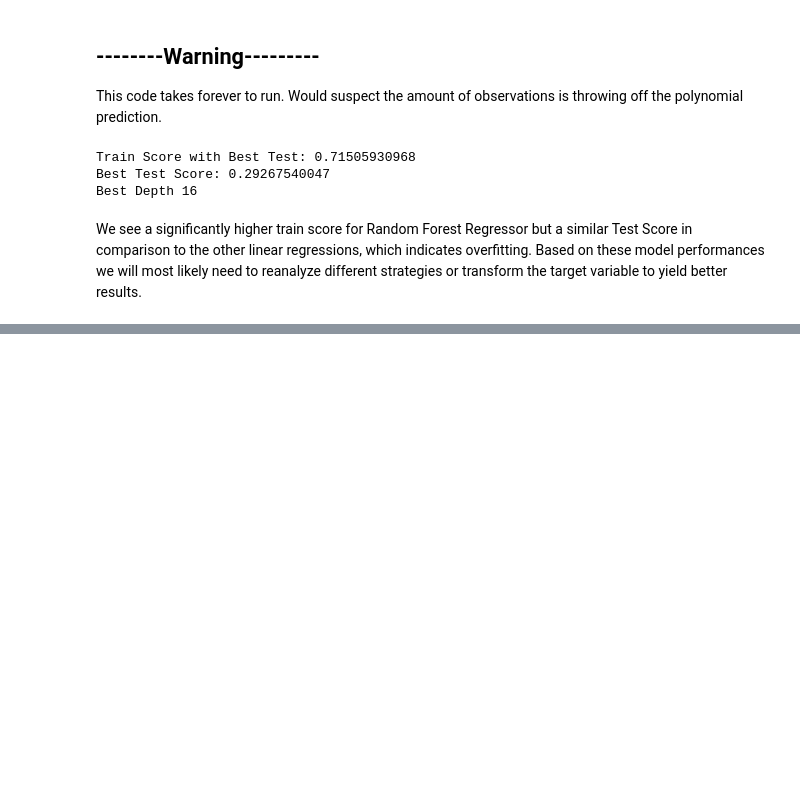
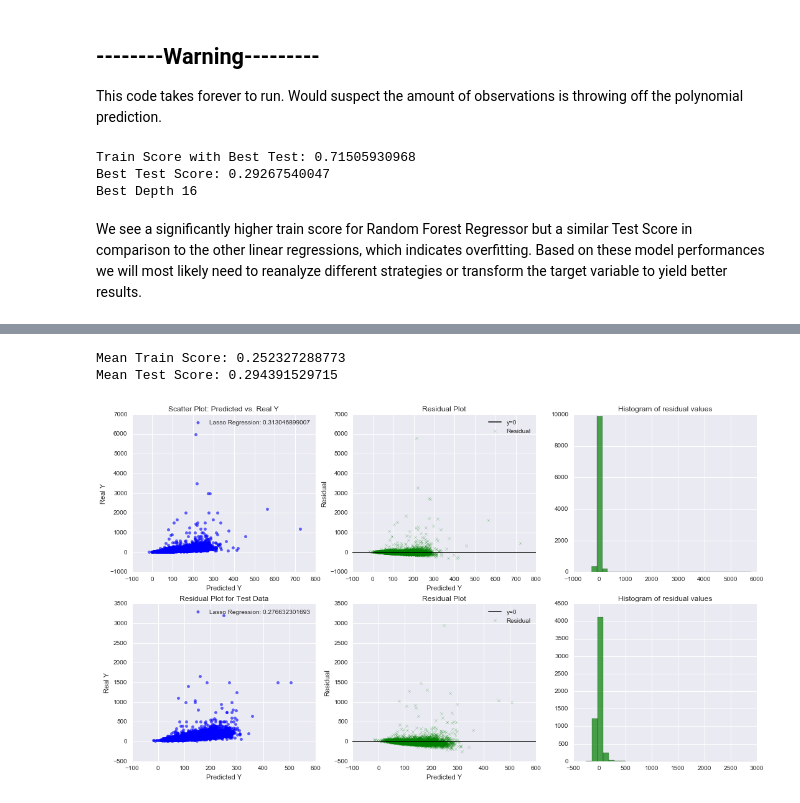
Before and after one commit to samuelklam/airbnb-pricing-prediction, a Jupyter notebook: data-modeling/data-modeling-baseline.ipynb, the cells around one changed output, grey strips where cells are left out. Cells and saved outputs as stored; diff of their text form; code cells hidden in the pictures; blank space fills up the shorter version.

```diff
--- a/data-modeling/data-modeling-baseline.ipynb
+++ b/data-modeling/data-modeling-baseline.ipynb
@@ -184,8 +182,8 @@ def lasso_regression(x, y):
     test_score = lasso.score(x_test, y_test)
     return train_score, test_score
 
-# plots residual plots for ridge regression
-def plot_residuals_lasso_reg():
+# plots residual plots for lasso regression
+def plot_residuals_lasso_reg(x, y):
     x_train, x_test, y_train, y_test = train_test_split(x, y, test_size=0.35)
     reg_params = 10.**np.linspace(-10, 5, 10)
     lasso = LassoCV(alphas=reg_params, fit_intercept=True, cv=5)
@@ -327,0 +369,24 @@ We see a significantly higher train score for Random Forest Regressor but a simi
+# %%
+# perform 10 iterations of Lasso Regression
+training_scores = [None]*10
+testing_scores = [None]*10
+
+# compute ridge regression train and test score
+for i in range(10):
+    training_scores[i], testing_scores[i] = lasso_regression(x_1, y_1)
+
+print 'Mean Train Score:', np.mean(training_scores)
+print 'Mean Test Score:', np.mean(testing_scores)
+# %% [output]
+Mean Train Score: 0.252327288773
+Mean Test Score: 0.294391529715
+# %%
+# plot the residuals of a lasso regression model
+fig, axes = plt.subplots(2, 3, figsize=(18, 10))
+
+lasso_data_vals = plot_residuals_lasso_reg(x_1, y_1)
+plot_residual(axes[0][0], axes[0][1], axes[0][2], lasso_data_vals[2]['y_pred'], lasso_data_vals[2]['y_real'], 'Lasso Regression: {}'.format(data_vals[0]), 'Scatter Plot: Predicted vs. Real Y')
+plot_residual(axes[1][0], axes[1][1], axes[1][2], lasso_data_vals[3]['y_pred_test'], lasso_data_vals[3]['y_real_test'], 'Lasso Regression: {}'.format(data_vals[1]), 'Residual Plot for Test Data')
+plt.show()
+# %% [output]
+[figure, added]
```
Also changed, not shown: parts of 15 cells of this notebook, 1 other file.
